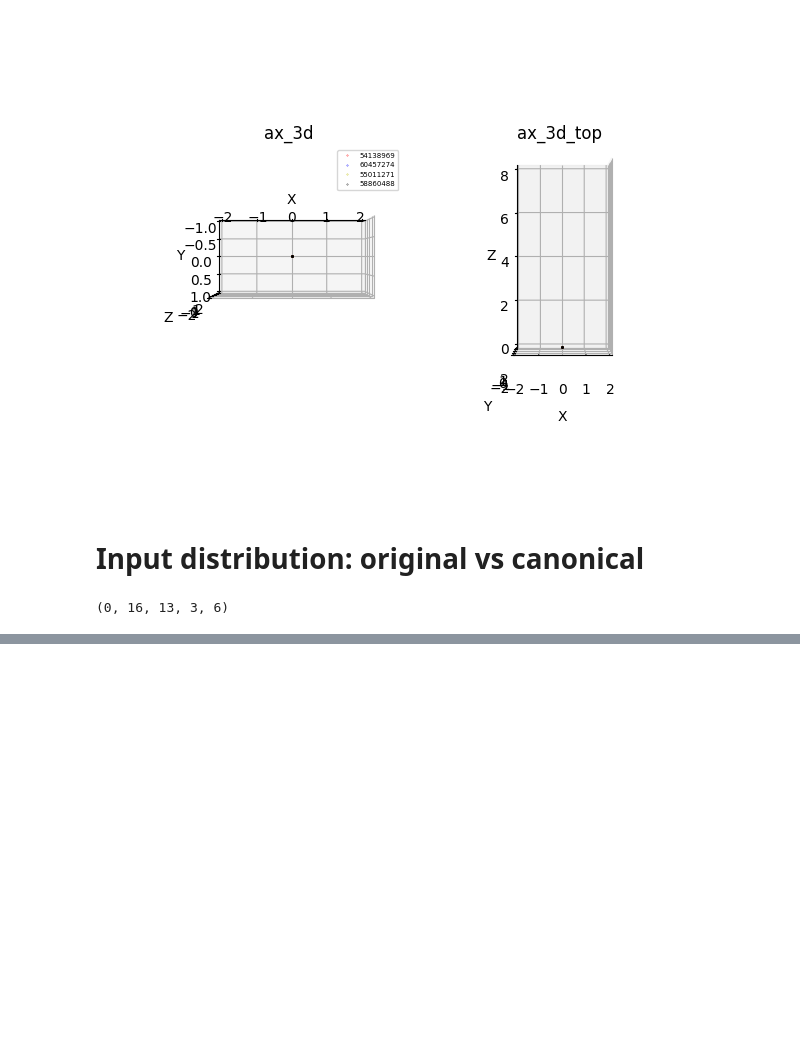
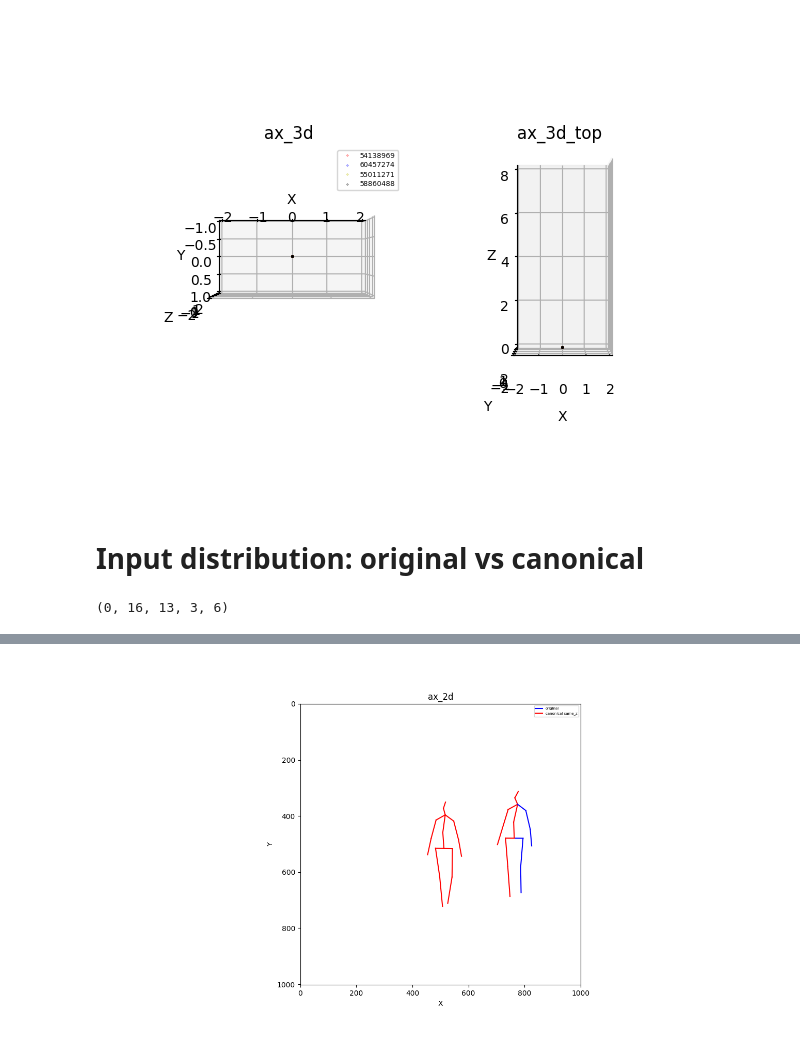
Before and after one commit to hoo223/MotionBERT, a Jupyter notebook: custom_codes/figures/draw_figures.ipynb, the cells around one changed output, grey strips where cells are left out. Saved outputs shown, nothing was run; the diff lists cells and outputs as text; code cells hidden in the pictures; blank space fills up the shorter version.

```diff
--- a/custom_codes/figures/draw_figures.ipynb
+++ b/custom_codes/figures/draw_figures.ipynb
@@ -866,0 +996,15 @@ plt.show()
+# %%
+## check original train data
+frame_num = 500
+configs = {
+    'ax_2d': {'type': '2d', 'loc': 111, 'W': W, 'H': H},
+}
+fig, axs = generate_axes(1, configs, fig_title='')
+plot_pose_setting = [
+    ('ax_2d', img_2d,                     {'color': '', 'label': 'original'}),
+    ('ax_2d', img_2d_canonical_same_z,    {'color': 'r', 'label': 'canonical same_z'}),
+]
+general_plot_func(axs, configs, plot_pose_setting, frame_num)
+plt.show()
+# %% [output]
+[figure, added]
```
Also changed, not shown: parts of 12 cells of this notebook, 37 other files.
